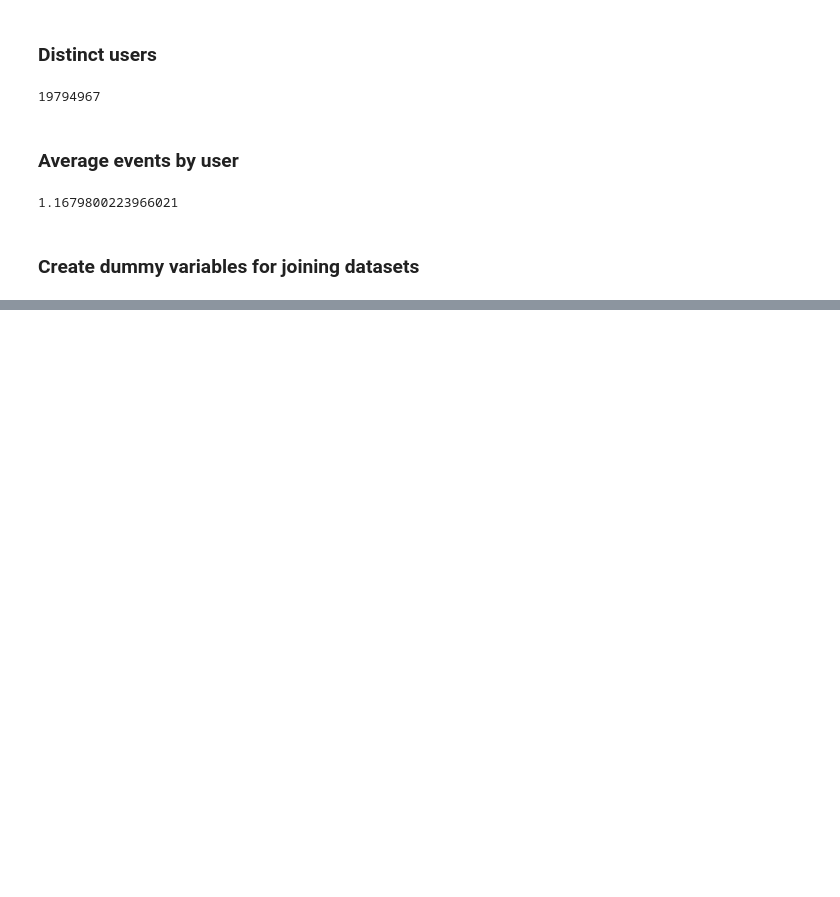
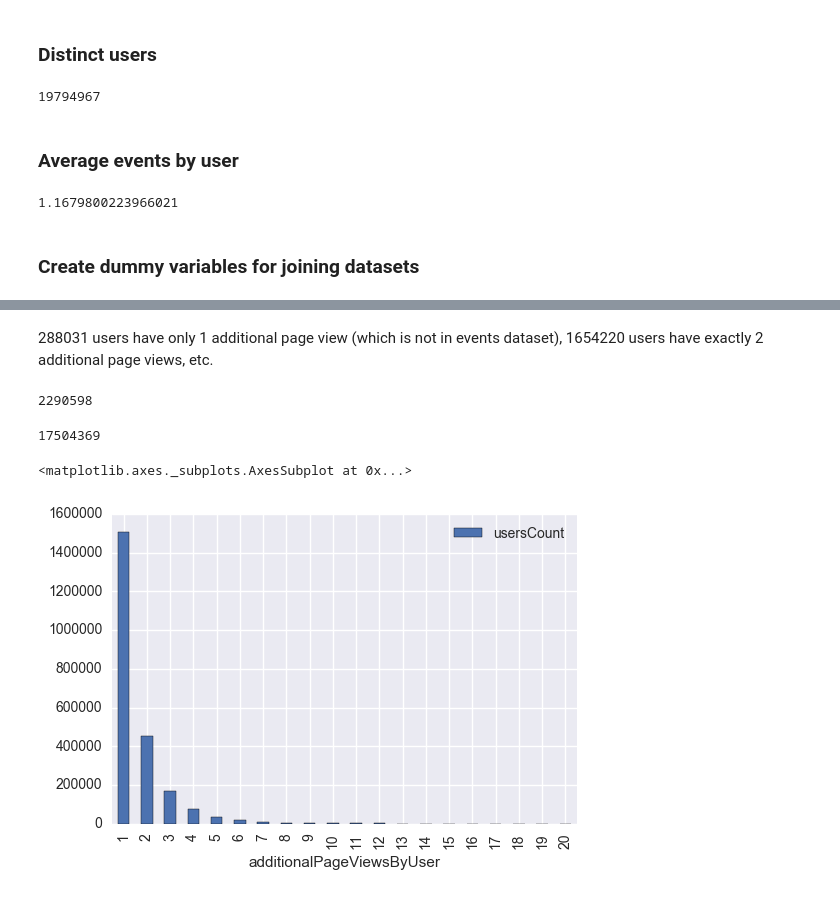
Before and after one commit to emptyr1/OutBrainClickPrediction, a Jupyter notebook: Ad_analysis.ipynb, the cells around one changed output, grey strips where cells are left out. Cells and saved outputs as stored; diff of their text form; code cells hidden in the pictures; blank space fills up the shorter version.

```diff
--- a/Ad_analysis.ipynb
+++ b/Ad_analysis.ipynb
@@ -356,0 +481,4 @@ avg_events_by_user
+# %%
+%time additional_page_views_by_user_pandas = additional_page_views_by_user_df.toPandas()
+additional_page_views_by_user_pandas = additional_page_views_by_user_pandas.set_index('additionalPageViewsByUser').sort_index()
+additional_page_views_by_user_pandas.head(10)
@@ -356,0 +500,17 @@ avg_events_by_user
+# %% [markdown]
+288031 users have only 1 additional page view (which is not in events dataset), 1654220 users have exactly 2 additional page views, etc.
+# %%
+users_with_additional_page_views_count = additional_page_views_by_user_pandas['usersCount'].sum()
+users_with_additional_page_views_count
+# %% [output]
+2290598
+# %%
+users_without_additional_page_view = distinct_event_users - users_with_additional_page_views_count
+users_without_additional_page_view
+# %% [output]
+17504369
+# %%
+additional_page_views_by_user_pandas.head(20).plot.bar(y='usersCount') # <<-- Poisson distribution
+# %% [output]
+<matplotlib.axes._subplots.AxesSubplot at 0x...>
+[figure, added]
```
Also changed, not shown: parts of 79 cells of this notebook, 2 other files.
